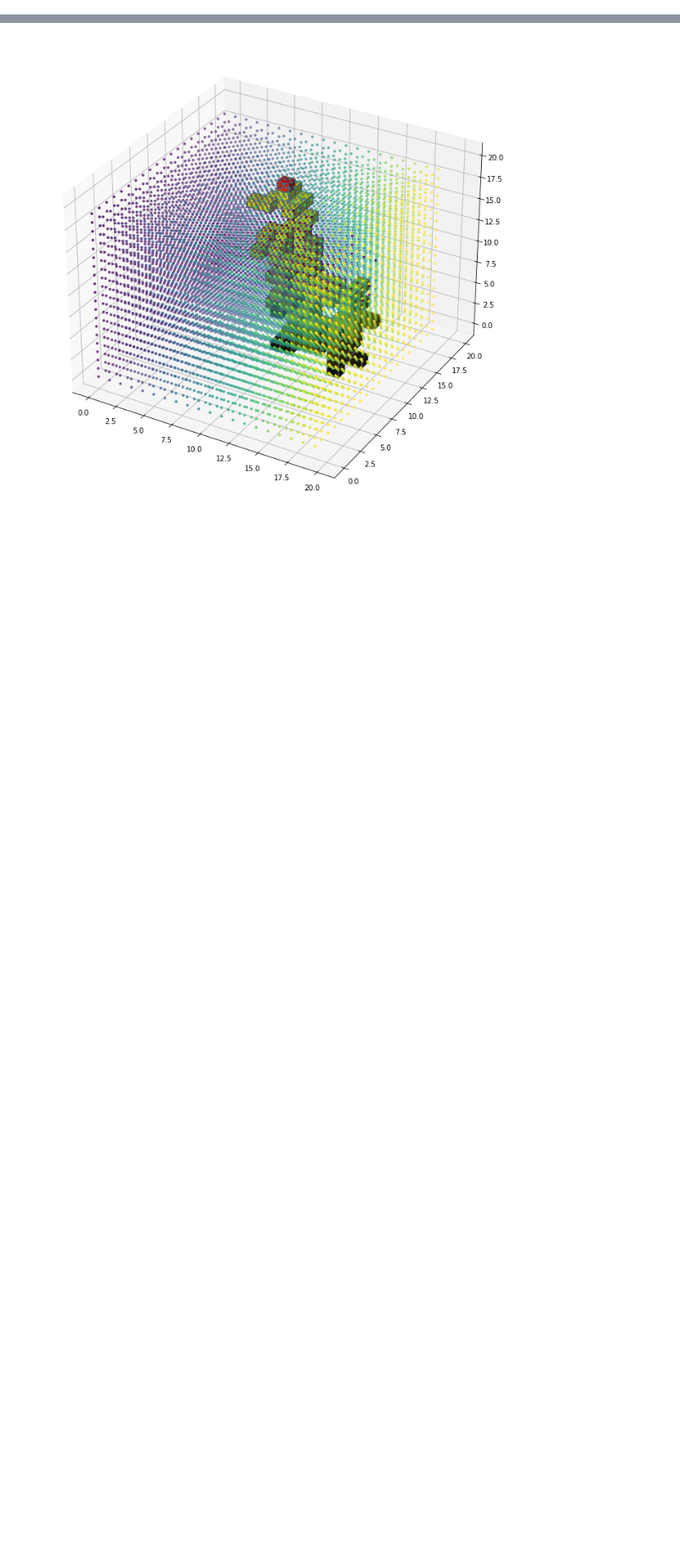
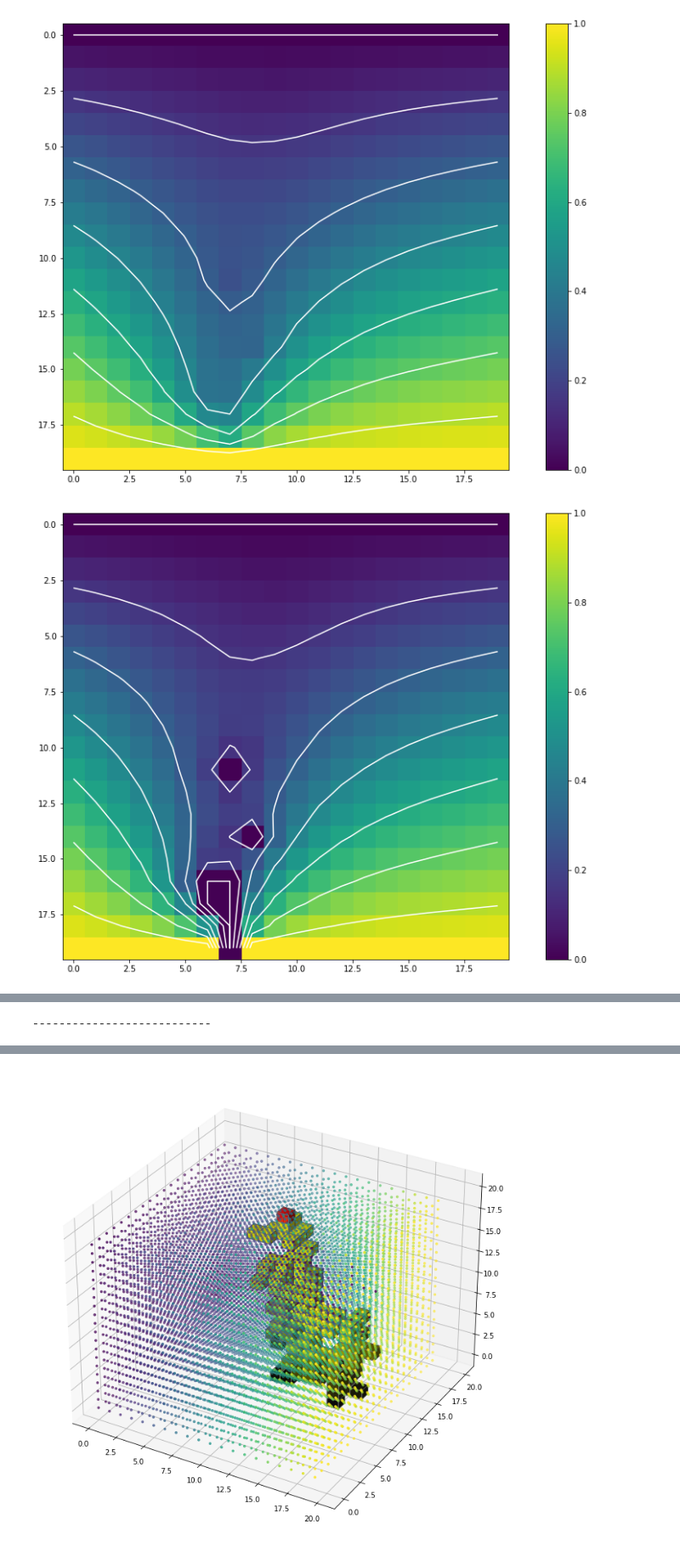
Before and after one commit to g-nilsson/spatial_discretizations_impact_on_simulations, a Jupyter notebook: DBM_cube.ipynb, the cells around one changed output, grey strips where cells are left out. Shown at 85% size. Saved outputs shown, nothing was run; the diff lists cells and outputs as text; code cells hidden in the pictures; blank space fills up the shorter version.

```diff
--- a/DBM_cube.ipynb
+++ b/DBM_cube.ipynb
@@ -159,6 +159,8 @@ class DBM_cube:
         terminates when the largest percentual change is less than threshold
         '''
 
+        self.potential
+
         # Make ground and lightning structure fixed
         no_change_mask = self.fixed_grid != 0
 
@@ -193,3 +195,37 @@ class DBM_cube:
             old_potential = np.copy(new_potential)
 
         return new_potential
+# %%
+# Display electric potential in a specific slice
+rnd.seed(3)
+
+N=20
+nu=2.0
+threshold=0.0001
+sim_instance = DBM_cube(N=N, nu=nu, threshold=threshold)
+sim_instance.strike_lightning()
+# %%
+for i in range(-5, 5):
+    slice = sim_instance.potential[:,:,N//2 + i]
+    masked_arr = np.ma.masked_where(slice == -1, slice)
+    cmap = matplotlib.cm.viridis
+    cmap.set_bad(color='gray')
+    plt.figure(figsize=(16, 10))
+    plt.imshow(masked_arr, cmap=cmap)
+    plt.colorbar()
+    plt.contour(slice, colors='white')
+    plt.show()
+print('---------------------------')
+for i in range(-5, 5):
+    slice = sim_instance.potential[:,N//2+i,:]
+    masked_arr = np.ma.masked_where(slice == -1, slice)
+    cmap = matplotlib.cm.viridis
+    cmap.set_bad(color='gray')
+    plt.figure(figsize=(16, 10))
+    plt.imshow(masked_arr, cmap=cmap)
+    plt.colorbar()
+    plt.contour(slice, colors='white')
+    plt.show()
+# %% [output]
+[figure, added]
+[figure, added]
@@ -195,0 +240 @@ class DBM_cube:
+---------------------------
```
Also changed, not shown: parts of 5 cells of this notebook, 7 other files.
